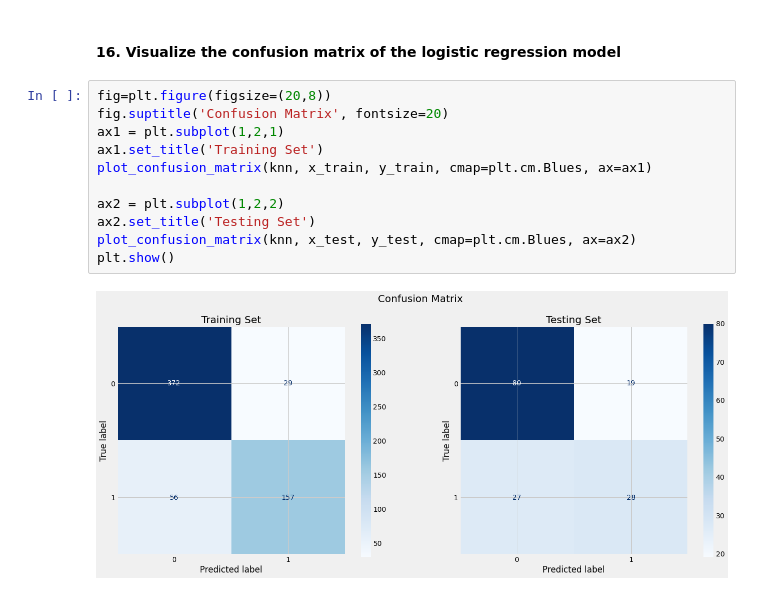
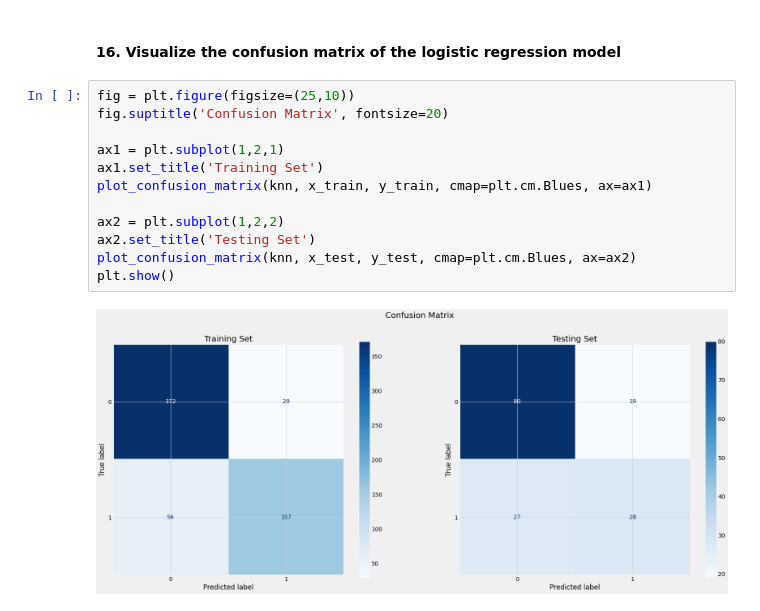
Before and after one commit to trizkynoviandy/pima-indian-diabetes, a Jupyter notebook: diabetes_prediction.ipynb, the cells around one changed output. Saved outputs shown, nothing was run; the diff lists cells and outputs as text.

```diff
--- a/diabetes_prediction.ipynb
+++ b/diabetes_prediction.ipynb
@@ -216,15 +216,16 @@ weighted avg       0.76      0.75      0.75       154
 # %% [markdown]
 #### 16. Visualize the confusion matrix of the logistic regression model
 # %%
-fig=plt.figure(figsize=(20,8))
+fig = plt.figure(figsize=(25,10))
 fig.suptitle('Confusion Matrix', fontsize=20)
+
 ax1 = plt.subplot(1,2,1)
 ax1.set_title('Training Set')
 plot_confusion_matrix(knn, x_train, y_train, cmap=plt.cm.Blues, ax=ax1)
 
 ax2 = plt.subplot(1,2,2)
 ax2.set_title('Testing Set')
 plot_confusion_matrix(knn, x_test, y_test, cmap=plt.cm.Blues, ax=ax2)
 plt.show()
 # %% [output]
-[figure, old version]
+[figure, new version]
```
Also changed, not shown: 1 other file.
